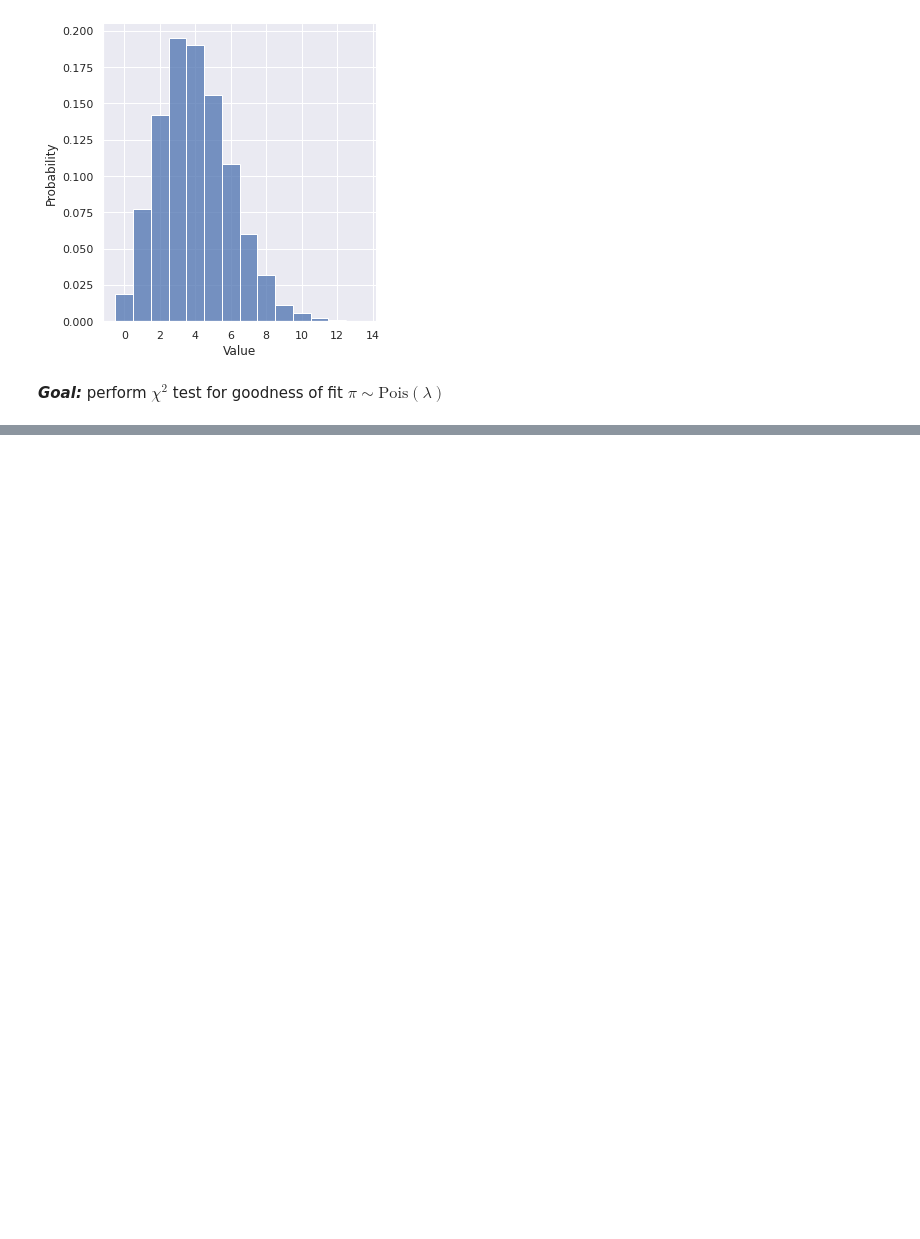
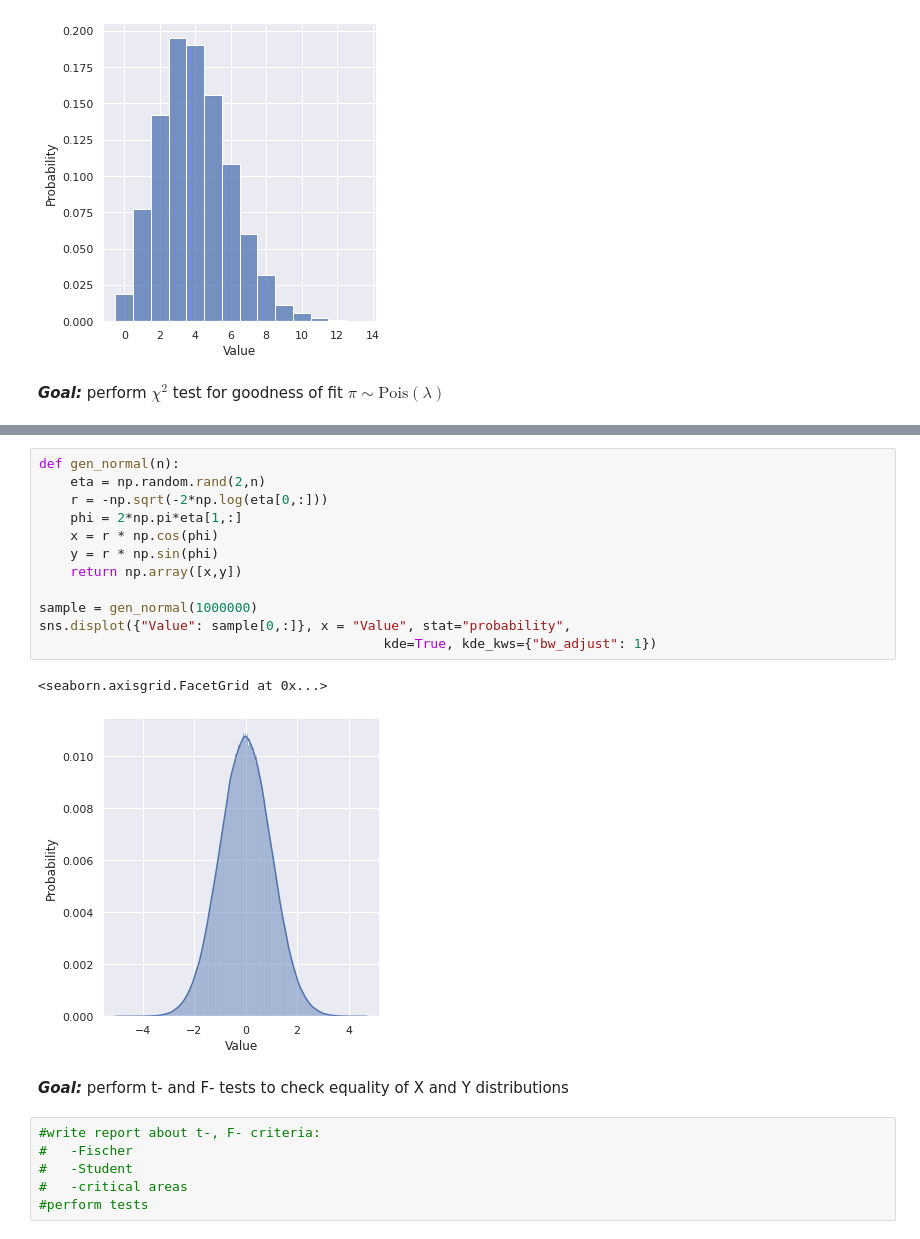
Before and after one commit to Arkadiy-Vladimirov/praktikum_7, a Jupyter notebook: task3.ipynb, the cells around one changed output, grey strips where cells are left out. Drawn from its saved outputs; the diff is of its cells as text; blank space fills up the shorter version.

```diff
--- a/task3.ipynb
+++ b/task3.ipynb
@@ -112,0 +120,23 @@ True
+# %%
+def gen_normal(n):
+    eta = np.random.rand(2,n)
+    r = -np.sqrt(-2*np.log(eta[0,:]))
+    phi = 2*np.pi*eta[1,:]
+    x = r * np.cos(phi)
+    y = r * np.sin(phi)
+    return np.array([x,y])
+
+sample = gen_normal(1000000)
+sns.displot({"Value": sample[0,:]}, x = "Value", stat="probability",
+                                            kde=True, kde_kws={"bw_adjust": 1})
+# %% [output]
+<seaborn.axisgrid.FacetGrid at 0x...>
+[figure, added]
+# %% [markdown]
+***Goal:*** perform t- and F- tests to check equality of X and Y distributions
+# %%
+#write report about t-, F- criteria:
+#   -Fischer
+#   -Student
+#   -critical areas
+#perform tests
```
Also changed, not shown: parts of 3 cells of this notebook, 5 other files.
